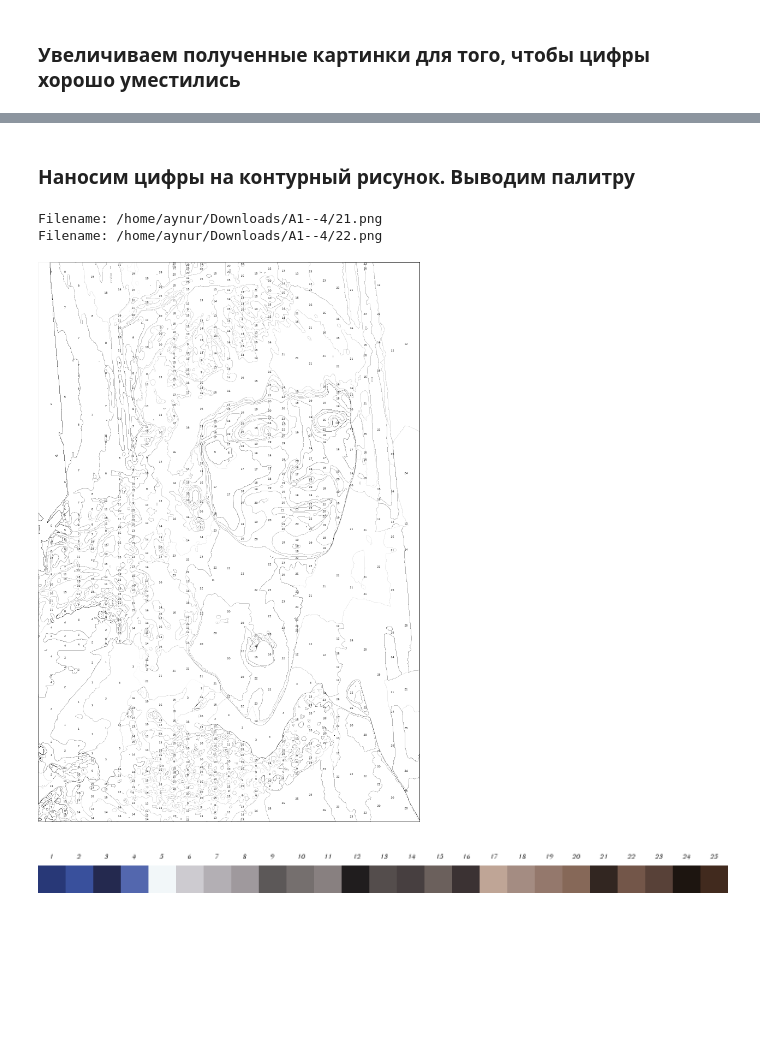
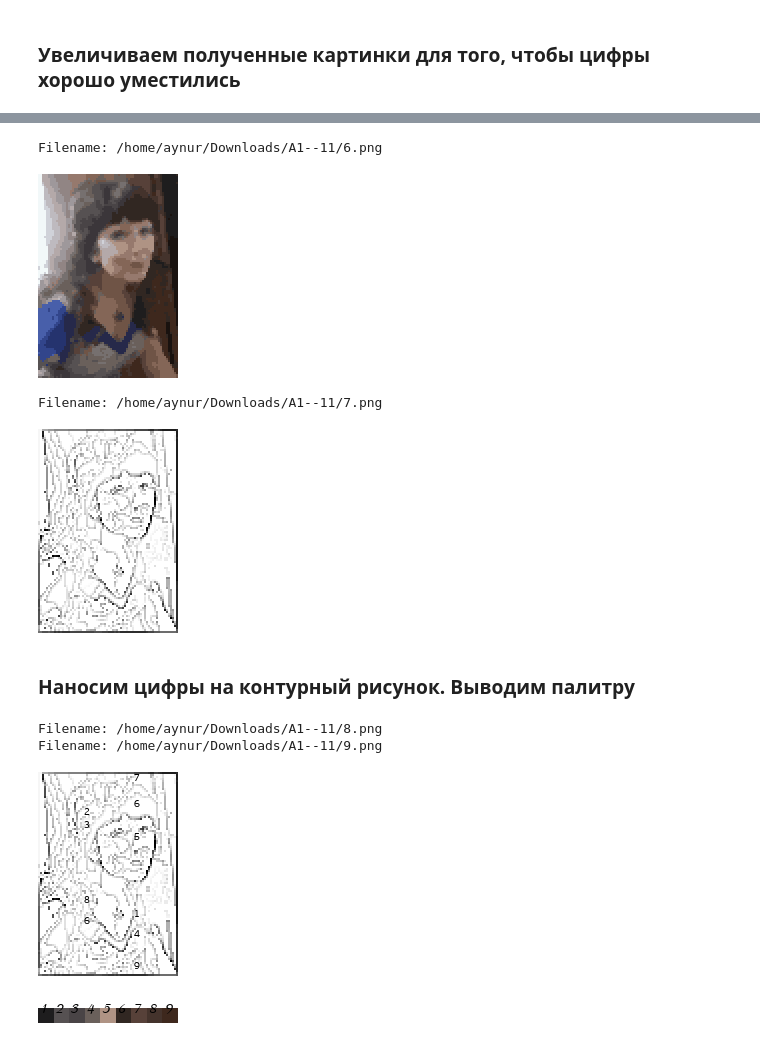
Before and after one commit to maksutovaynur/PicturesByNumber, a Jupyter notebook: КартиныПоНомерам.ipynb, the cells around one changed output, grey strips where cells are left out. Saved outputs shown, nothing was run; the diff lists cells and outputs as text; code cells hidden in the pictures; blank space fills up the shorter version.

```diff
--- a/КартиныПоНомерам.ipynb
+++ b/КартиныПоНомерам.ipynb
@@ -278,13 +266,25 @@ Filename: /home/aynur/Downloads/A1--4/20.png
+# %%
+увеличенный_контур = увеличить(контур2, factor=2)
+увеличенный_рисунок = увеличить(рисунок2, factor=2)
+увеличенный_рисунок.save(НОВОЕ_НАЗВАНИЕ_КАРТИНКИ())
+изобразить(увеличенный_рисунок)
+увеличенный_контур.save(НОВОЕ_НАЗВАНИЕ_КАРТИНКИ())
+изобразить(увеличенный_контур)
+# %% [output]
+Filename: /home/aynur/Downloads/A1--11/6.png
+[figure, added]
+Filename: /home/aynur/Downloads/A1--11/7.png
+[figure, added]
 # %% [markdown]
 ### Наносим цифры на контурный рисунок. Выводим палитру
-# %%
-numb_pic, palette = mark_contour(res_u, res_cont_u, lim=10, font_size=10, grid_size=50)
-numb_pic.save(fname())
-palette.save(fname())
-
-display(numb_pic, palette)
-# %% [output]
-Filename: /home/aynur/Downloads/A1--4/21.png
-Filename: /home/aynur/Downloads/A1--4/22.png
-[figure, removed]
-[figure, removed]
+# %%
+картина_с_номерами, палитра = расставить_номера(увеличенный_рисунок, увеличенный_контур, lim=10, font_size=10, grid_size=50)
+картина_с_номерами.save(НОВОЕ_НАЗВАНИЕ_КАРТИНКИ())
+палитра.save(НОВОЕ_НАЗВАНИЕ_КАРТИНКИ())
+
+изобразить(картина_с_номерами, палитра)
+# %% [output]
+Filename: /home/aynur/Downloads/A1--11/8.png
+Filename: /home/aynur/Downloads/A1--11/9.png
+[figure, added]
+[figure, added]
```
Also changed, not shown: parts of 12 cells of this notebook.
